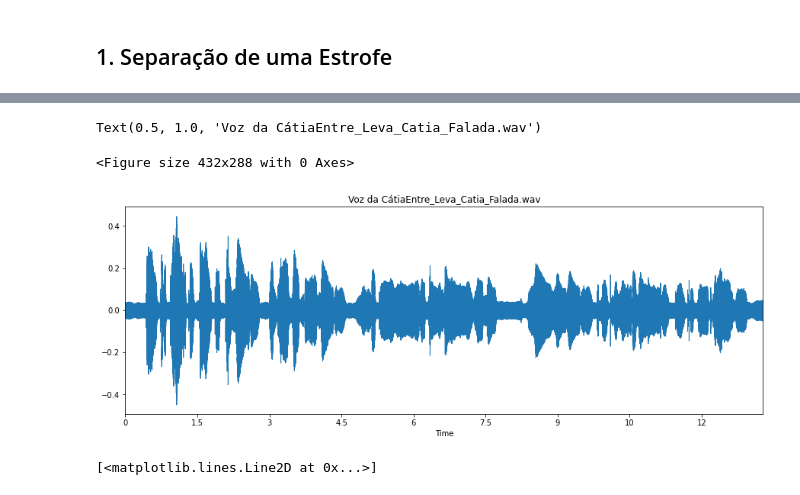
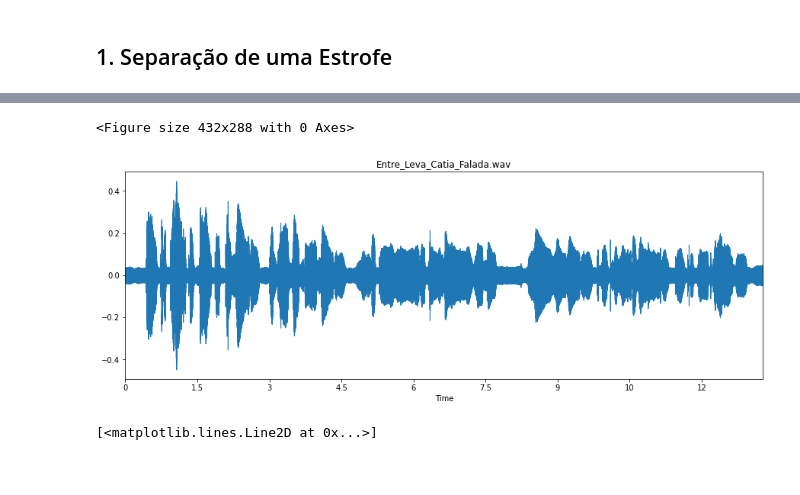
Before and after one commit to dwm-multimidia/dwm-multimidia.github.io, a Jupyter notebook: lab7/jupyter/Lab7_CodificacaoVoz_v2.ipynb, the cells around one changed output, grey strips where cells are left out. Cells and saved outputs as stored; diff of their text form; code cells hidden in the pictures.

```diff
--- a/lab7/jupyter/Lab7_CodificacaoVoz_v2.ipynb
+++ b/lab7/jupyter/Lab7_CodificacaoVoz_v2.ipynb
@@ -22,14 +32,11 @@ import math
 # %%
-from pathlib import Path
-import shutil
-
 dirGit = Path('/content/dwm-multimidia.github.io/')
 if dirGit.exists():
   shutil.rmtree(dirGit)
 
 !git clone https://github.com/dwm-multimidia/dwm-multimidia.github.io.git
 
-dirLab7 = dirGit.joinpath('lab7/jupyter/')
+dirLab7 = dirGit.joinpath('lab7/audio/')
 print('\nAgora temos acesso aos arquivos:\n\t', '\n\t '.join([str(arquivo) for arquivo in dirLab7.iterdir()]))
 # %% [output]
 Agora temos acesso aos arquivos:
@@ -53,12 +66,12 @@ IPython.display.Audio(data=v1, rate=sr1)
 # %%
 plt.figure()
 fig, ax = plt.subplots(figsize=(15, 5))
 librosa.display.waveplot(v1, sr=sr1)
-plt.title('Voz da Cátia' + audio1.name)
+plt.title(audio1.name)
+plt.show()
 # %% [output]
-Text(0.5, 1.0, 'Voz da CátiaEntre_Leva_Catia_Falada.wav')
+<Figure size 432x288 with 0 Axes>
-<Figure size 432x288 with 0 Axes>
-[figure, old version]
+[figure, new version]
 # %%
 fa = sr1
 Ts = 0.04
```
Also changed, not shown: parts of 10 cells of this notebook.
